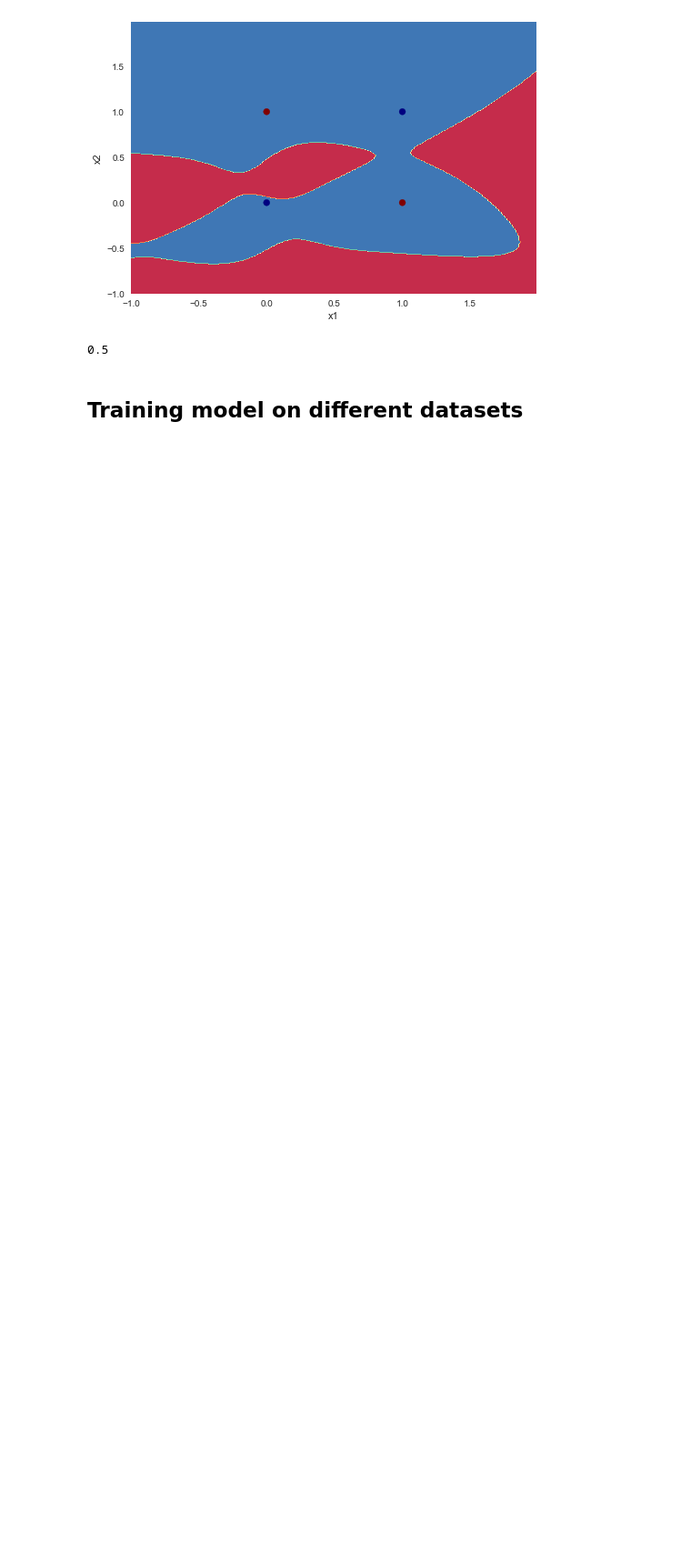
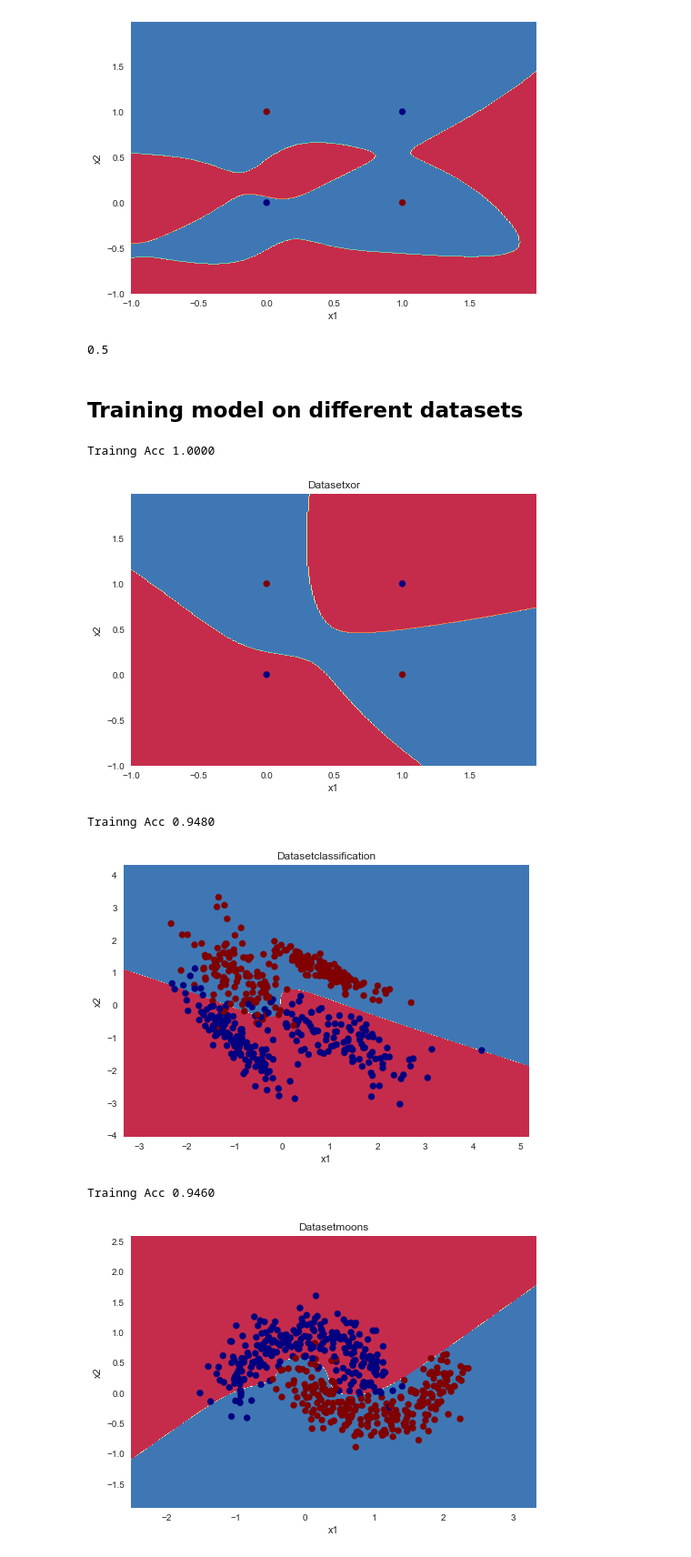
Before and after one commit to deepanshu2301/MachineLearning, a Jupyter notebook: Deep Learning/3 Layer Network.ipynb, the cells around one changed output. Shown at 91% size. Saved outputs shown, nothing was run; the diff lists cells and outputs as text; code cells hidden in the pictures; blank space fills up the shorter version.

```diff
--- a/Deep Learning/3 Layer Network.ipynb
+++ b/Deep Learning/3 Layer Network.ipynb
@@ -253,7 +253,7 @@ def load_dataset(dataset):
     elif dataset=='circles':
         X,Y = make_circles(n_samples=500,shuffle=True,noise=0.2,random_state=1,factor=0.2)
     elif dataset=='classification':
-        X,Y = make_classification(n_samples=500,n_classes=2,n_features=2,n_informative=n2,n_redundant=0,random_state=1)
+        X,Y = make_classification(n_samples=500,n_classes=2,n_features=2,n_informative=2,n_redundant=0,random_state=1)
     else:
         X=np.array([
             [0,0],
@@ -263,8 +263,25 @@ def load_dataset(dataset):
         ])
         Y=np.array([0,1,1,0])
     return X,Y
-# %%
-datasets = ["xor","classification","moons","circles"]
-
-for d in datasets:
-    model
+# %%
+datasets = ["xor","classification","moons","circles"]
+
+for d in datasets:
+    model = NeuralNetwork(input_size=2,layers=[4,3],output_size=2)
+    X,Y = load_dataset(d)
+    train(X,Y,model,1000,0.001,logs=False)
+    outputs = model.predict(X)
+
+    training_score=np.sum(outputs==Y)/Y.shape[0]
+    print("Trainng Acc %0.4f"%training_score)
+
+    plt.title("Dataset"+d)
+    plot_decision_boundary(lambda x:model.predict(x),X,Y)
+    plt.show()
+# %% [output]
+Trainng Acc 1.0000
+[figure, added]
+Trainng Acc 0.9480
+[figure, added]
+Trainng Acc 0.9460
+[figure, added]
```
Also changed, not shown: parts of 1 cell of this notebook.
